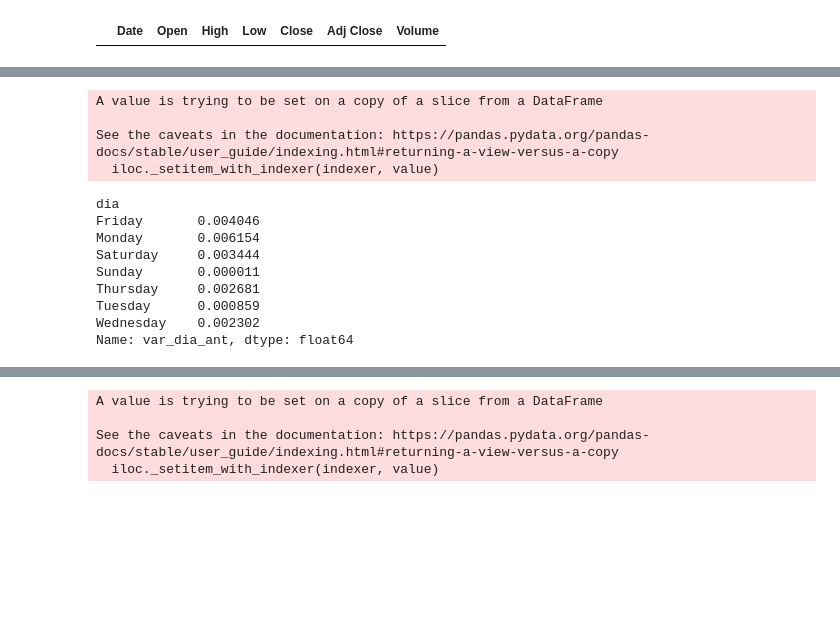
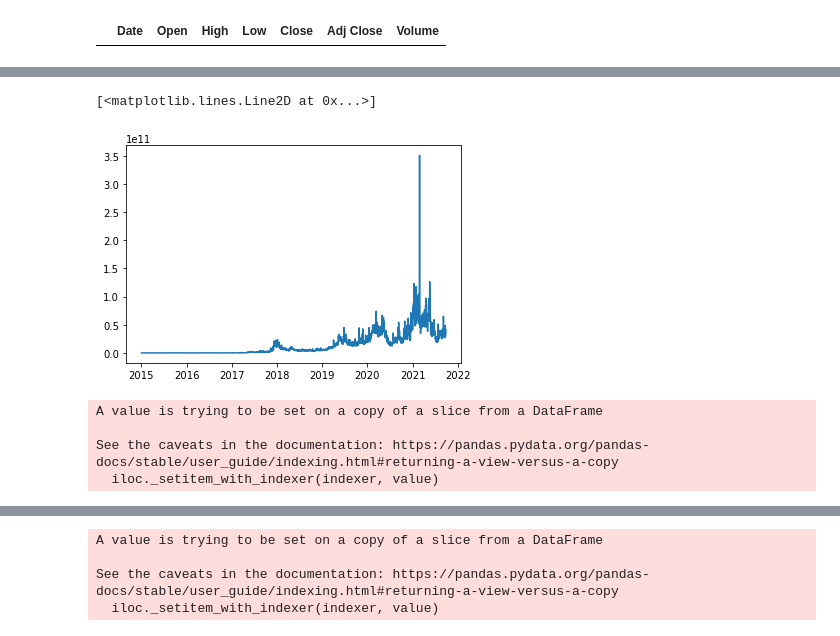
Before and after one commit to jquibla/Crypto_Predictor, a Jupyter notebook: bitcoin_proc_data_gen.ipynb, the cells around one changed output, grey strips where cells are left out. Cells and saved outputs as stored; diff of their text form; code cells hidden in the pictures; blank space fills up the shorter version.

```diff
--- a/bitcoin_proc_data_gen.ipynb
+++ b/bitcoin_proc_data_gen.ipynb
@@ -41,3 +48,9 @@ btc_hist_m = btc_hist_m.drop(labels=['Open','High','Low','Adj Close'], axis=1)
+# %%
+#Let's take a look at the data
+plt.plot(btc_hist_m['Date'], btc_hist_m['Volume'])
+# %% [output]
+[<matplotlib.lines.Line2D at 0x...>]
+[figure, added]
 # %%
 btc_hist_m['dia']=btc_hist_m['Date'].dt.day_name()
 btc_hist_m['mes']=btc_hist_m['Date'].dt.month
@@ -66,16 +79,3 @@ for i in range(0,30):
     btc_hist_m['C_mes_ant'].loc[[i]]=btc_hist_m['C_mes_ant'][i+30]
 
 btc_hist_m['var_mes_ant']=btc_hist_m['Close']/btc_hist_m['C_mes_ant']-1
-# %%
-#Parece que hay diferencias importantes entre los días de la semana (los lunes sube mucho más que los domingos)
-btc_hist_m.groupby('dia')['var_dia_ant'].mean()
-# %% [output]
-dia
-Friday       0.004046
-Monday       0.006154
-Saturday     0.003444
-Sunday       0.000011
-Thursday     0.002681
-Tuesday      0.000859
-Wednesday    0.002302
-Name: var_dia_ant, dtype: float64
```
Also changed, not shown: parts of 19 cells of this notebook, 6 other files.
